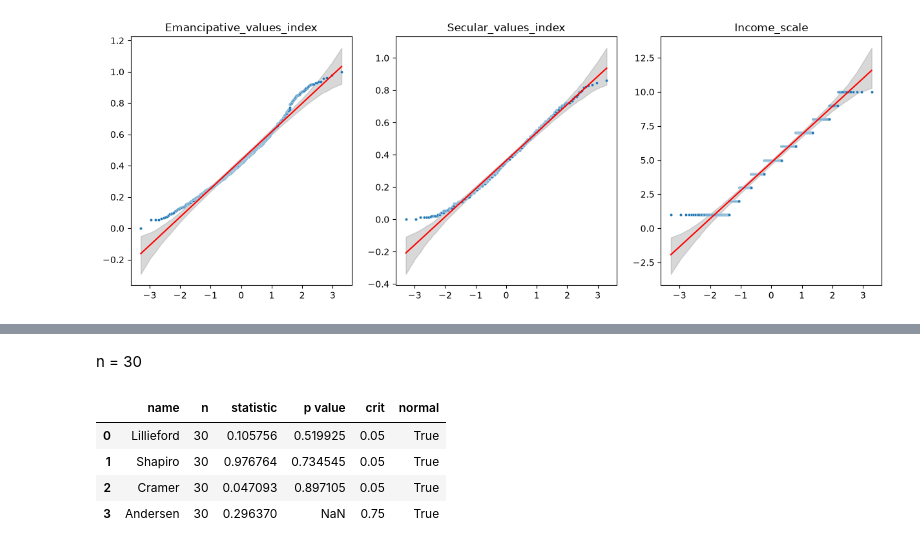
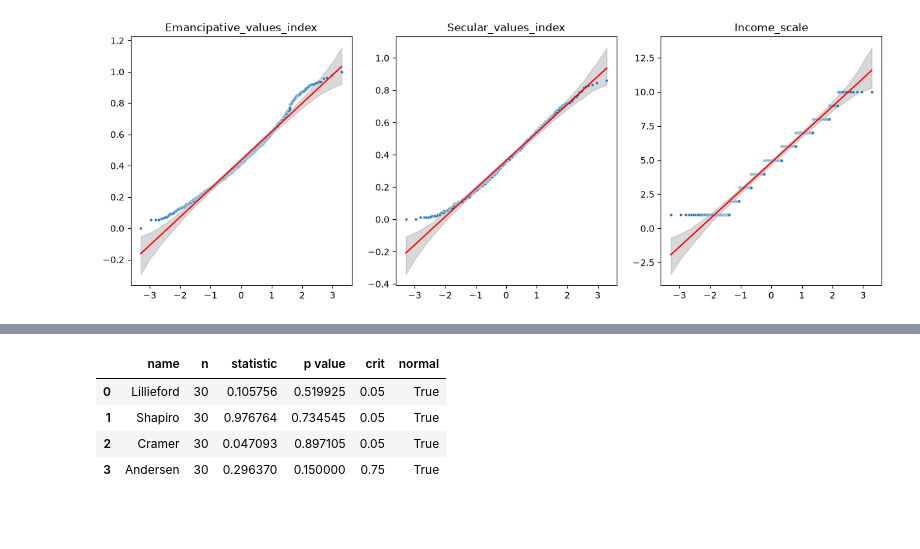
Before and after one commit to chaosmagnvm/wvs-data-analysis, a Jupyter notebook: stats_wvs.ipynb, the cells around one changed output, grey strips where cells are left out. Cells and saved outputs as stored; diff of their text form; code cells hidden in the pictures; blank space fills up the shorter version.

```diff
--- a/stats_wvs.ipynb
+++ b/stats_wvs.ipynb
@@ -615,5 +615,3 @@ plt.show()
-# %% [markdown]
-n = 30
 # %%
 import numpy as np
 import pandas as pd
@@ -625,8 +623,9 @@ from statsmodels.stats.diagnostic import lilliefors
 
 df = pd.read_csv("wvs.csv")
 
-n = 30
-df = df.sample(n, random_state=42)
+df30 = df.sample(30, random_state=42)
+df300 = df.sample(300, random_state=42)
+df3000 = df.sample(3000, random_state=42)
 
 #fig, axes = plt.subplots(1, 3, figsize = (12,8))
 
@@ -638,40 +637,92 @@ def shapiro(df, s):
     s, p = stats.shapiro(df[s].dropna())
     return s, p
 
 def cramer(df, s):
     res = stats.cramervonmises(df[s].dropna(), cdf='norm', args=(df[s].dropna().mean(), df[s].dropna().std()))
     s = res.statistic
     p = res.pvalue
     return s, p
 
 def andersen(df, s):
-    s, cv, sl = stats.anderson(df[s].dropna(), dist='norm')
-    return s, cv, sl
+    res = stats.anderson(df[s].dropna(), dist='norm', method="interpolate")
+    return res.statistic, res.pvalue
 
 sss = "Emancipative_values_index"
 
+# n = 300
+
 # Колмогоров-Смирнов
-s_l, p_l = lilieford(df, sss)
+s_l, p_l = lilieford(df30, sss)
 # Шапиро
-s_sh, p_sh = shapiro(df, sss)
+s_sh, p_sh = shapiro(df30, sss)
 # Крамер
-s_cr, p_cr = cramer(df, sss)
+s_cr, p_cr = cramer(df30, sss)
 # Андерсен-Дарлинг
-s, cv, sl = andersen(df, sss)
+s_ad, p_ad = andersen(df30, sss)
+
+n = 30
 
 data = pd.DataFrame({
     "name": ["Lillieford", "Shapiro", "Cramer", "Andersen"],
     "n": [n, n, n, n],
-    "statistic": [s_l, s_sh, s_cr, s],
-    "p value": [p_l, p_sh, p_cr, np.nan],
+    "statistic": [s_l, s_sh, s_cr, s_ad],
+    "p value": [p_l, p_sh, p_cr, p_ad],
     "crit": [0.05, 0.05, 0.05, 0.75],
-    "normal": [p_l>0.05, p_sh > 0.05, p_cr > 0.05, s<0.75]
+    "normal": [p_l>0.05, p_sh > 0.05, p_cr > 0.05, p_ad > 0.05]
 })
 
 display(data)
+
+# n = 3000
+
+# Колмогоров-Смирнов
+s_l, p_l = lilieford(df300, sss)
+# Шапиро
+s_sh, p_sh = shapiro(df300, sss)
+# Крамер
+s_cr, p_cr = cramer(df300, sss)
+# Андерсен-Дарлинг
+s_ad, p_ad = andersen(df300, sss)
+
+n = 300
+
+data = pd.DataFrame({
+    "name": ["Lillieford", "Shapiro", "Cramer", "Andersen"],
+    "n": [n, n, n, n],
+    "statistic": [s_l, s_sh, s_cr, s_ad],
+    "p value": [p_l, p_sh, p_cr, p_ad],
+    "crit": [0.05, 0.05, 0.05, 0.75],
+    "normal": [p_l>0.05, p_sh > 0.05, p_cr > 0.05, p_ad > 0.05]
+})
+
+display(data)
+
+# n = 3000
+
+# Колмогоров-Смирнов
+s_l, p_l = lilieford(df3000, sss)
+# Шапиро
+s_sh, p_sh = shapiro(df3000, sss)
+# Крамер
+s_cr, p_cr = cramer(df3000, sss)
+# Андерсен-Дарлинг
+s_ad, p_ad = andersen(df3000, sss)
+
+n = 3000
+
+data = pd.DataFrame({
+    "name": ["Lillieford", "Shapiro", "Cramer", "Andersen"],
+    "n": [n, n, n, n],
+    "statistic": [s_l, s_sh, s_cr, s_ad],
+    "p value": [p_l, p_sh, p_cr, p_ad],
+    "crit": [0.05, 0.05, 0.05, 0.75],
+    "normal": [p_l>0.05, p_sh > 0.05, p_cr > 0.05, p_ad > 0.05]
+})
+
+display(data)
 # %% [output]
 |  | name | n | statistic | p value | crit | normal |
 | 0 | Lillieford | 30 | 0.105756 | 0.519925 | 0.05 | True |
 | 1 | Shapiro | 30 | 0.976764 | 0.734545 | 0.05 | True |
 | 2 | Cramer | 30 | 0.047093 | 0.897105 | 0.05 | True |
-| 3 | Andersen | 30 | 0.296370 | NaN | 0.75 | True |
+| 3 | Andersen | 30 | 0.296370 | 0.150000 | 0.75 | True |
```
Also changed, not shown: parts of 11 cells of this notebook, 1 other file.
